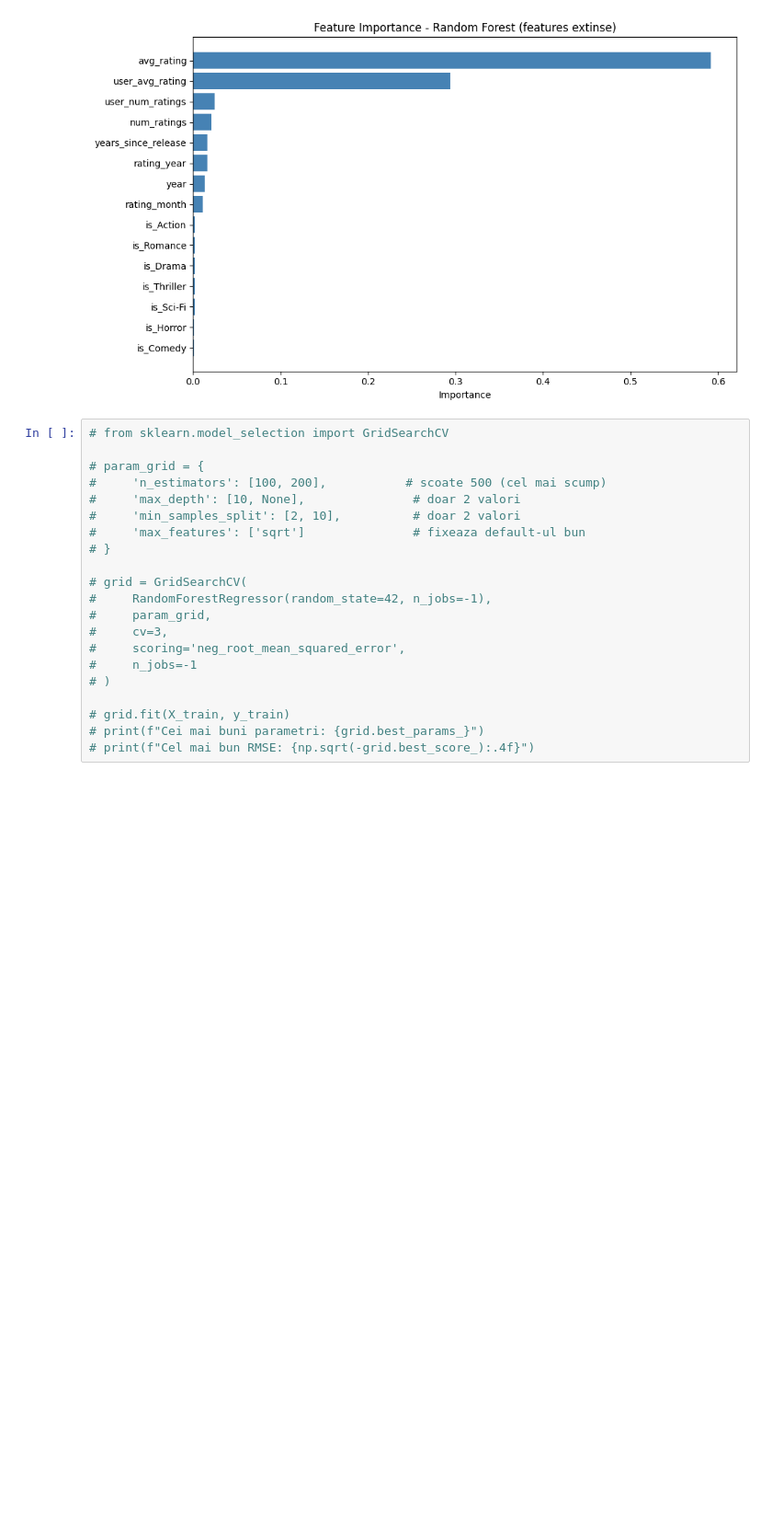
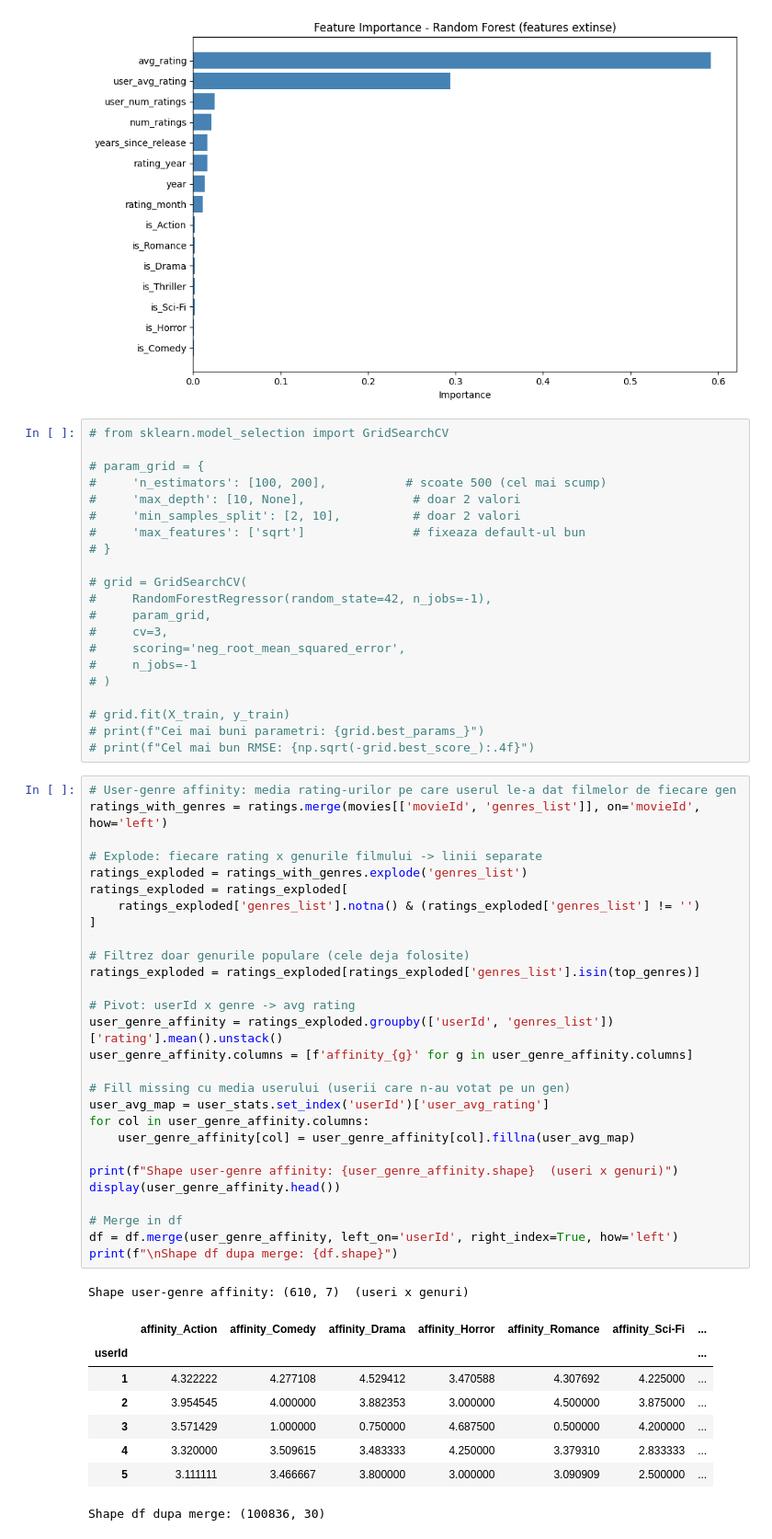
Before and after one commit to Alexandorel/ML-Product-Recommendation, a Jupyter notebook: src/python.ipynb, the cells around one changed output. Shown at 92% size. Cells and saved outputs as stored; diff of their text form; blank space fills up the shorter version.

```diff
--- a/src/python.ipynb
+++ b/src/python.ipynb
@@ -1141,3 +1179,41 @@ Delta MAE:  +0.0028  (+0.48%)
 # grid.fit(X_train, y_train)
 # print(f"Cei mai buni parametri: {grid.best_params_}")
 # print(f"Cel mai bun RMSE: {np.sqrt(-grid.best_score_):.4f}")
+# %%
+# User-genre affinity: media rating-urilor pe care userul le-a dat filmelor de fiecare gen
+ratings_with_genres = ratings.merge(movies[['movieId', 'genres_list']], on='movieId', how='left')
+
+# Explode: fiecare rating x genurile filmului -> linii separate
+ratings_exploded = ratings_with_genres.explode('genres_list')
+ratings_exploded = ratings_exploded[
+    ratings_exploded['genres_list'].notna() & (ratings_exploded['genres_list'] != '')
+]
+
+# Filtrez doar genurile populare (cele deja folosite)
+ratings_exploded = ratings_exploded[ratings_exploded['genres_list'].isin(top_genres)]
+
+# Pivot: userId x genre -> avg rating
+user_genre_affinity = ratings_exploded.groupby(['userId', 'genres_list'])['rating'].mean().unstack()
+user_genre_affinity.columns = [f'affinity_{g}' for g in user_genre_affinity.columns]
+
+# Fill missing cu media userului (userii care n-au votat pe un gen)
+user_avg_map = user_stats.set_index('userId')['user_avg_rating']
+for col in user_genre_affinity.columns:
+    user_genre_affinity[col] = user_genre_affinity[col].fillna(user_avg_map)
+
+print(f"Shape user-genre affinity: {user_genre_affinity.shape}  (useri x genuri)")
+display(user_genre_affinity.head())
+
+# Merge in df
+df = df.merge(user_genre_affinity, left_on='userId', right_index=True, how='left')
+print(f"\nShape df dupa merge: {df.shape}")
+# %% [output]
+Shape user-genre affinity: (610, 7)  (useri x genuri)
+|  | affinity_Action | affinity_Comedy | affinity_Drama | affinity_Horror | affinity_Romance | affinity_Sci-Fi | ... |
+| userId |  |  |  |  |  |  | ... |
+| 1 | 4.322222 | 4.277108 | 4.529412 | 3.470588 | 4.307692 | 4.225000 | ... |
+| 2 | 3.954545 | 4.000000 | 3.882353 | 3.000000 | 4.500000 | 3.875000 | ... |
+| 3 | 3.571429 | 1.000000 | 0.750000 | 4.687500 | 0.500000 | 4.200000 | ... |
+| 4 | 3.320000 | 3.509615 | 3.483333 | 4.250000 | 3.379310 | 2.833333 | ... |
+| 5 | 3.111111 | 3.466667 | 3.800000 | 3.000000 | 3.090909 | 2.500000 | ... |
+Shape df dupa merge: (100836, 30)
```
Also changed, not shown: parts of 6 cells of this notebook.
